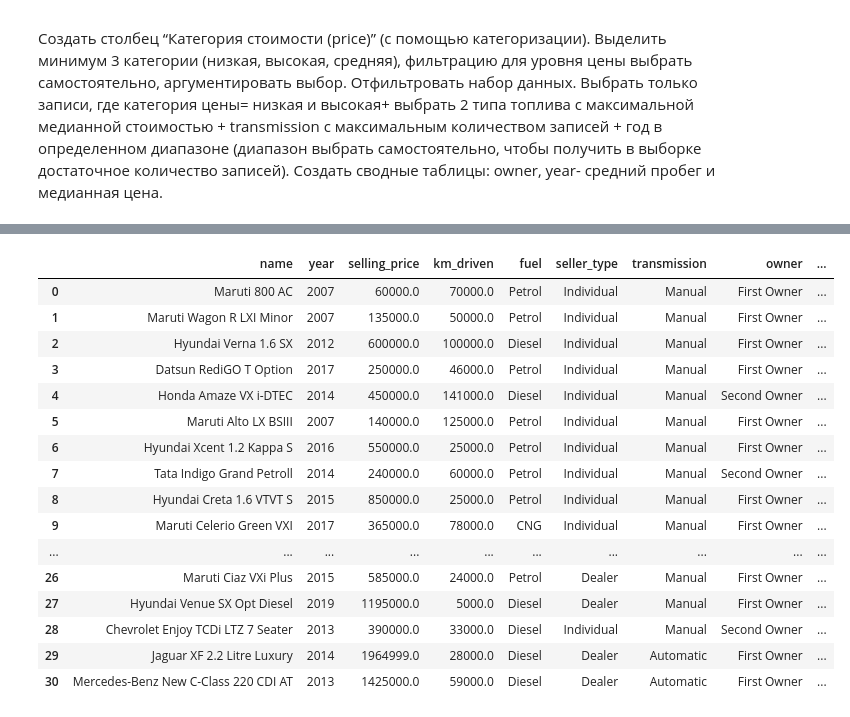
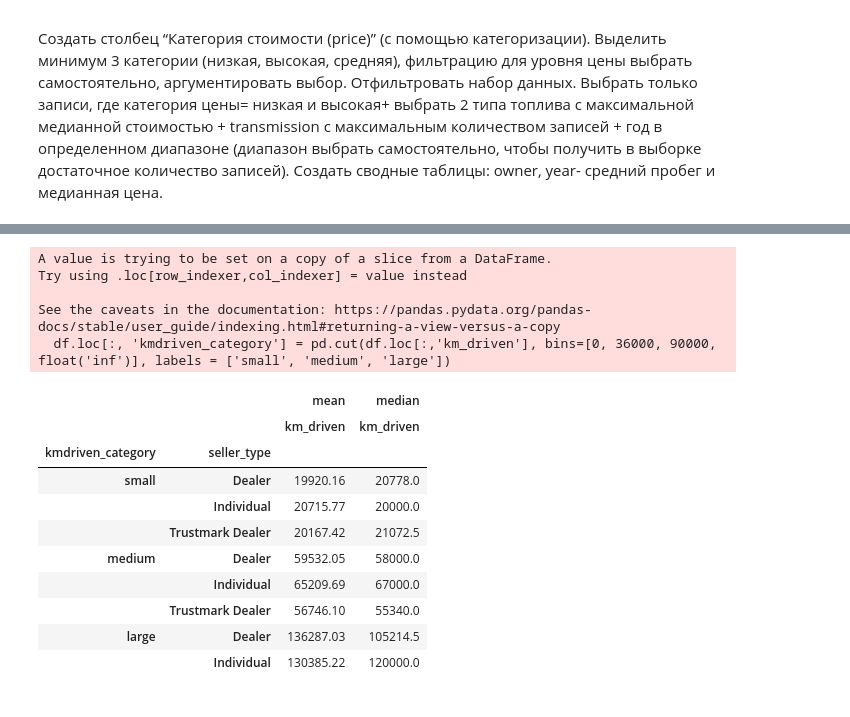
Before and after one commit to NeonNik2245/guap_homework_public, a Jupyter notebook: data_analyze/lab_1/ЛР1_Пахомчик_11.ipynb, the cells around one changed output, grey strips where cells are left out. Cells and saved outputs as stored; diff of their text form; code cells hidden in the pictures.

```diff
--- a/data_analyze/lab_1/ЛР1_Пахомчик_11.ipynb
+++ b/data_analyze/lab_1/ЛР1_Пахомчик_11.ipynb
@@ -601,34 +607,35 @@ c максимальным количеством записей + год в о
 # %%
 # Задание 2
-# Создать столбец kmdriven, заполнить его значениями small, avarage, large от уровня пробега
-# При помощи df.describe() можно выяснить, что среднее расстояние - около 70 тыс. км. 25% - отметка в 36'000 км, 50% - 60'000, 75% - 90'000.
-# Предположим, что маленький пробег для машины - это четверть рынка, то есть 36 тыс. Средним назовём 36 тыс - 90 тыс, а большим свыше 90 тыс.
+
+# Используем функцию cut
+# df.loc[:, kmdriven_category] - это вставка нового столбца
+# pd.cut принимает массив (столбик km_driven),
+#                  корзины bins, куда можно поместить рамки для категорий (0, 36к, 90к, бесконечность)
+#                  и наименования для категорий
 
 df.loc[:, 'kmdriven_category'] = pd.cut(df.loc[:,'km_driven'], bins=[0, 36000, 90000, float('inf')], labels = ['small', 'medium', 'large'])
+
+pivot_table = df.pivot_table(index = ['kmdriven_category', 'seller_type'], values = 'km_driven', aggfunc = ['mean', 'median'], observed=True).round(2)
+pivot_table
 
 # Вариант ниже не работает по причине работы копирования и вставки. loc должен использоваться вместо ['value'] согласно
 # https://pandas.pydata.org/pandas-docs/stable/user_guide/indexing.html#returning-a-view-versus-a-copy
 
 # df['kmdriven_category'] = pd.cut(df['km_driven'], bins=[0, 36000, 90000, float('inf')], labels = ['small', 'medium', 'large'])
-
-
-# Проверим
-df.head(20)
 # %% [output]
+A value is trying to be set on a copy of a slice from a DataFrame.
+Try using .loc[row_indexer,col_indexer] = value instead
+
+See the caveats in the documentation: https://pandas.pydata.org/pandas-docs/stable/user_guide/indexing.html#returning-a-view-versus-a-copy
+  df.loc[:, 'kmdriven_category'] = pd.cut(df.loc[:,'km_driven'], bins=[0, 36000, 90000, float('inf')], labels = ['small', 'medium', 'large'])
-|  | name | year | selling_price | km_driven | fuel | seller_type | transmission | owner | ... |
-| 0 | Maruti 800 AC | 2007 | 60000.0 | 70000.0 | Petrol | Individual | Manual | First Owner | ... |
-| 1 | Maruti Wagon R LXI Minor | 2007 | 135000.0 | 50000.0 | Petrol | Individual | Manual | First Owner | ... |
-| 2 | Hyundai Verna 1.6 SX | 2012 | 600000.0 | 100000.0 | Diesel | Individual | Manual | First Owner | ... |
-| 3 | Datsun RediGO T Option | 2017 | 250000.0 | 46000.0 | Petrol | Individual | Manual | First Owner | ... |
-| 4 | Honda Amaze VX i-DTEC | 2014 | 450000.0 | 141000.0 | Diesel | Individual | Manual | Second Owner | ... |
-| 5 | Maruti Alto LX BSIII | 2007 | 140000.0 | 125000.0 | Petrol | Individual | Manual | First Owner | ... |
-| 6 | Hyundai Xcent 1.2 Kappa S | 2016 | 550000.0 | 25000.0 | Petrol | Individual | Manual | First Owner | ... |
-| 7 | Tata Indigo Grand Petroll | 2014 | 240000.0 | 60000.0 | Petrol | Individual | Manual | Second Owner | ... |
-| 8 | Hyundai Creta 1.6 VTVT S | 2015 | 850000.0 | 25000.0 | Petrol | Individual | Manual | First Owner | ... |
-| 9 | Maruti Celerio Green VXI | 2017 | 365000.0 | 78000.0 | CNG | Individual | Manual | First Owner | ... |
-| ... | ... | ... | ... | ... | ... | ... | ... | ... | ... |
-| 26 | Maruti Ciaz VXi Plus | 2015 | 585000.0 | 24000.0 | Petrol | Dealer | Manual | First Owner | ... |
-| 27 | Hyundai Venue SX Opt Diesel | 2019 | 1195000.0 | 5000.0 | Diesel | Dealer | Manual | First Owner | ... |
-| 28 | Chevrolet Enjoy TCDi LTZ 7 Seater | 2013 | 390000.0 | 33000.0 | Diesel | Individual | Manual | Second Owner | ... |
-| 29 | Jaguar XF 2.2 Litre Luxury | 2014 | 1964999.0 | 28000.0 | Diesel | Dealer | Automatic | First Owner | ... |
-| 30 | Mercedes-Benz New C-Class 220 CDI AT | 2013 | 1425000.0 | 59000.0 | Diesel | Dealer | Automatic | First Owner | ... |
+|  |  | mean | median |
+|  |  | km_driven | km_driven |
+| kmdriven_category | seller_type |  |  |
+| small | Dealer | 19920.16 | 20778.0 |
+|  | Individual | 20715.77 | 20000.0 |
+|  | Trustmark Dealer | 20167.42 | 21072.5 |
+| medium | Dealer | 59532.05 | 58000.0 |
+|  | Individual | 65209.69 | 67000.0 |
+|  | Trustmark Dealer | 56746.10 | 55340.0 |
+| large | Dealer | 136287.03 | 105214.5 |
+|  | Individual | 130385.22 | 120000.0 |
```
Also changed, not shown: parts of 11 cells of this notebook.
